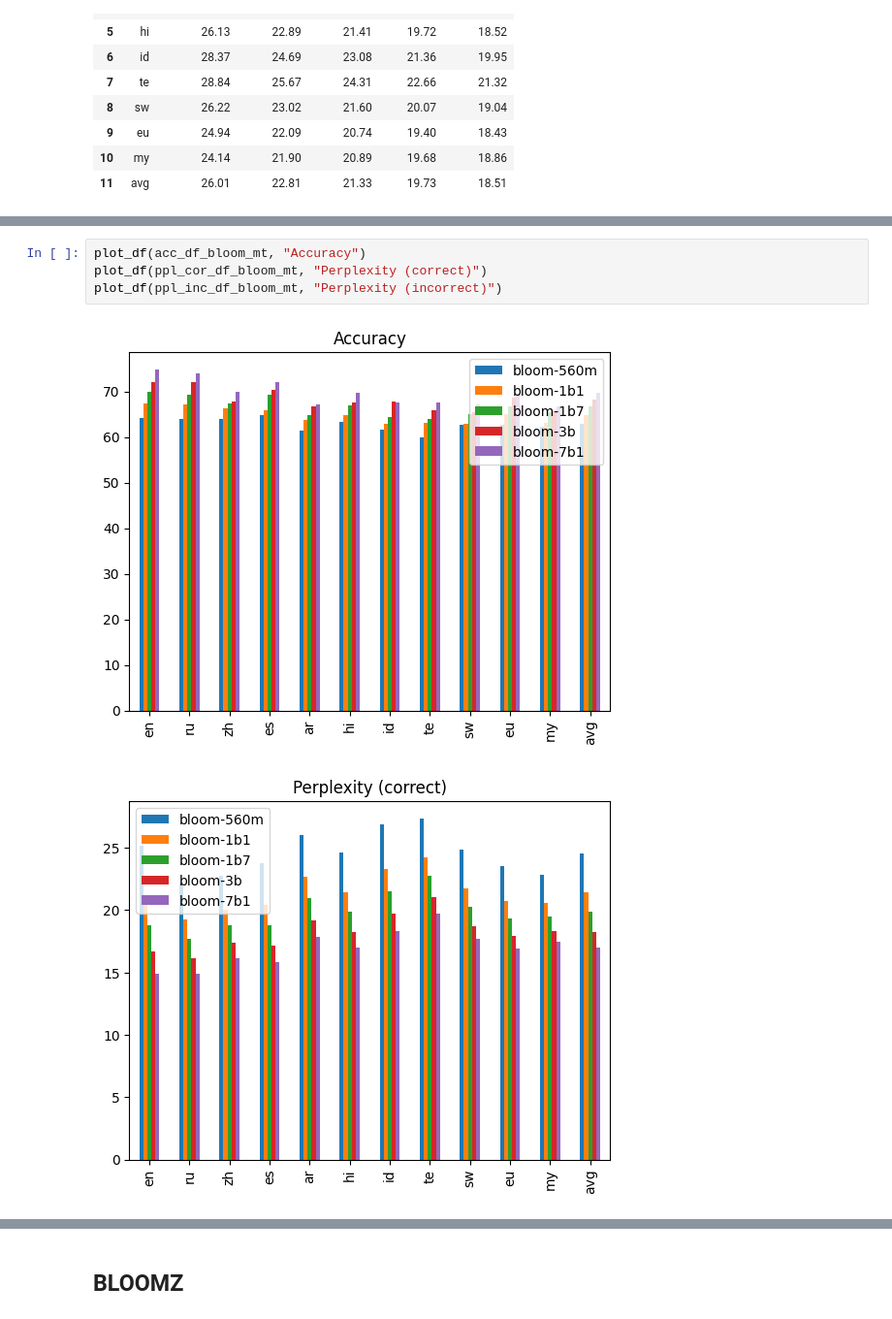
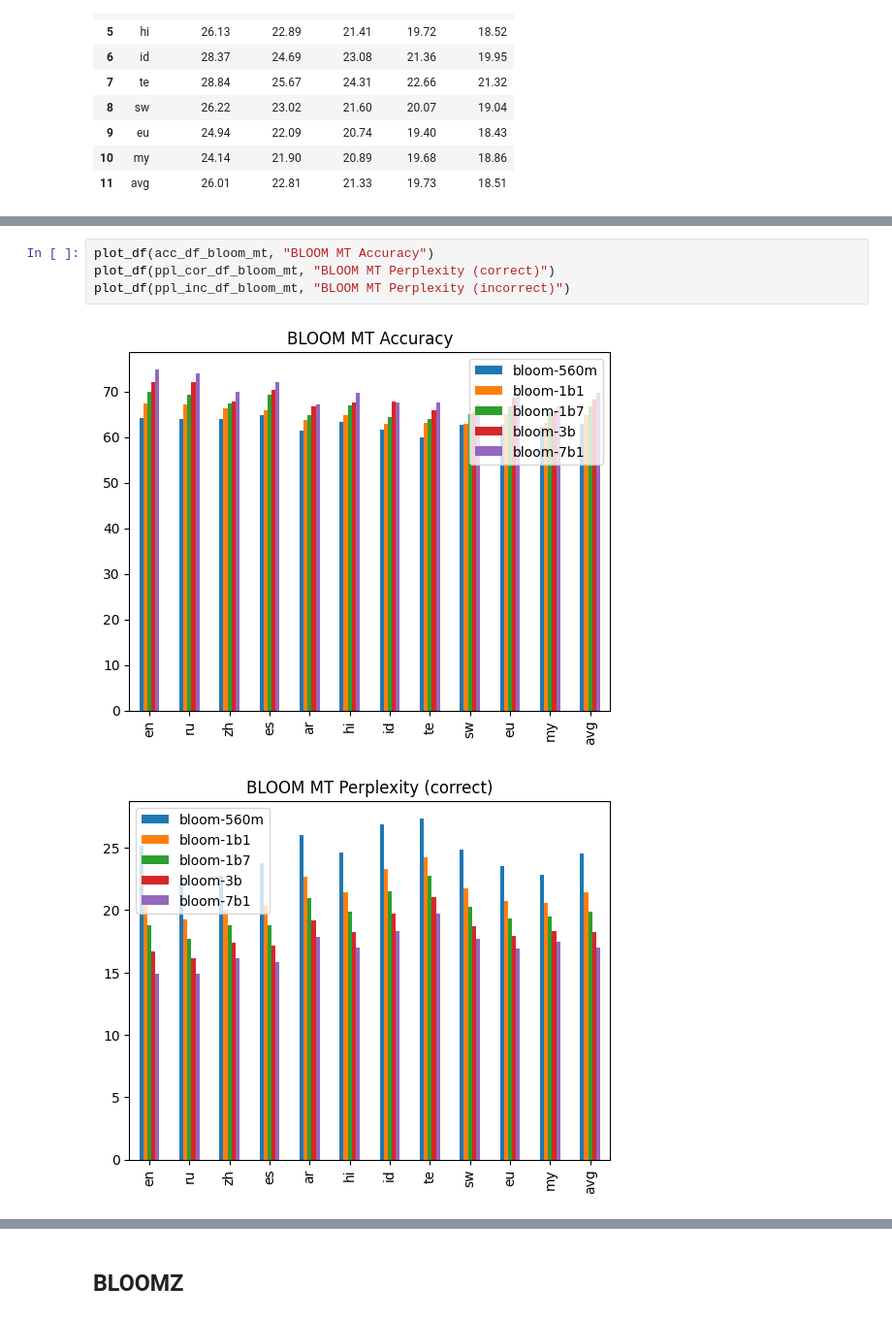
Before and after one commit to juletx/self-translate, a Jupyter notebook: evaluation/xstory_cloze.ipynb, the cells around one changed output, grey strips where cells are left out. Shown at 97% size. Drawn from its saved outputs; the diff is of its cells as text.

```diff
--- a/evaluation/xstory_cloze.ipynb
+++ b/evaluation/xstory_cloze.ipynb
@@ -802,7 +802,7 @@ plot_size_df(acc_df_bloom_mt, bloom_model_sizes, bloom_names, "BLOOM MT Accuracy
 # %%
-plot_df(acc_df_bloom_mt, "Accuracy")
-plot_df(ppl_cor_df_bloom_mt, "Perplexity (correct)")
-plot_df(ppl_inc_df_bloom_mt, "Perplexity (incorrect)")
+plot_df(acc_df_bloom_mt, "BLOOM MT Accuracy")
+plot_df(ppl_cor_df_bloom_mt, "BLOOM MT Perplexity (correct)")
+plot_df(ppl_inc_df_bloom_mt, "BLOOM MT Perplexity (incorrect)")
 # %% [output]
-[figure, old version]
+[figure, new version]
-[figure, old version]
+[figure, new version]
```
Also changed, not shown: parts of 12 cells of this notebook.
